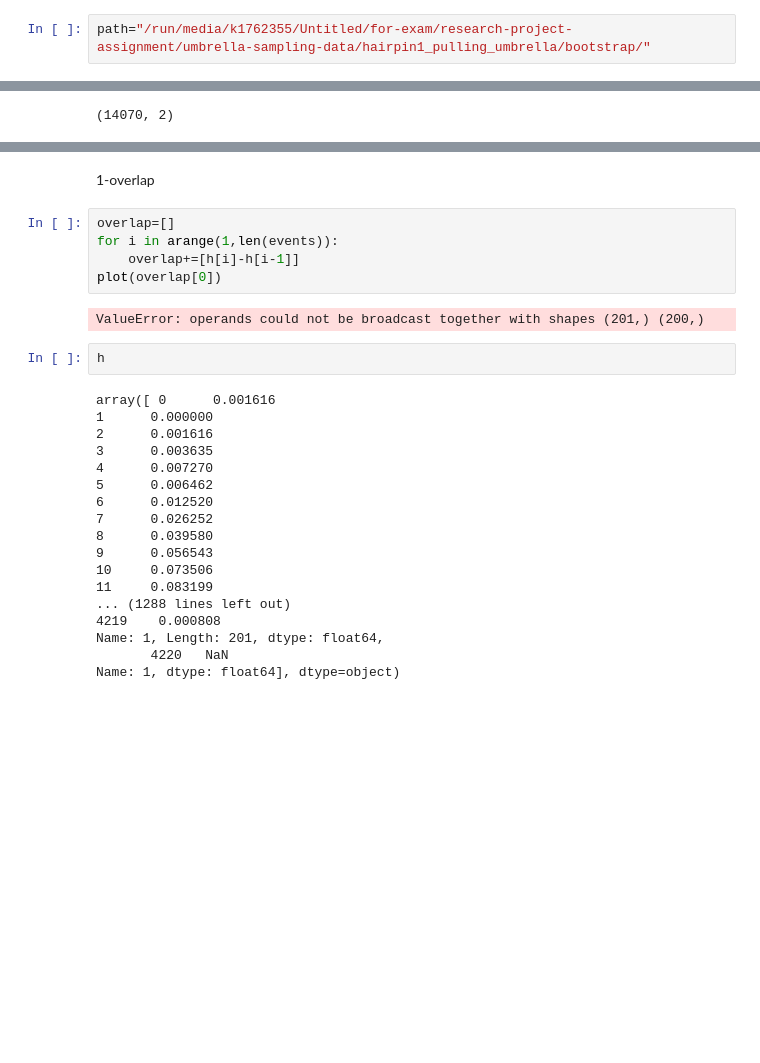
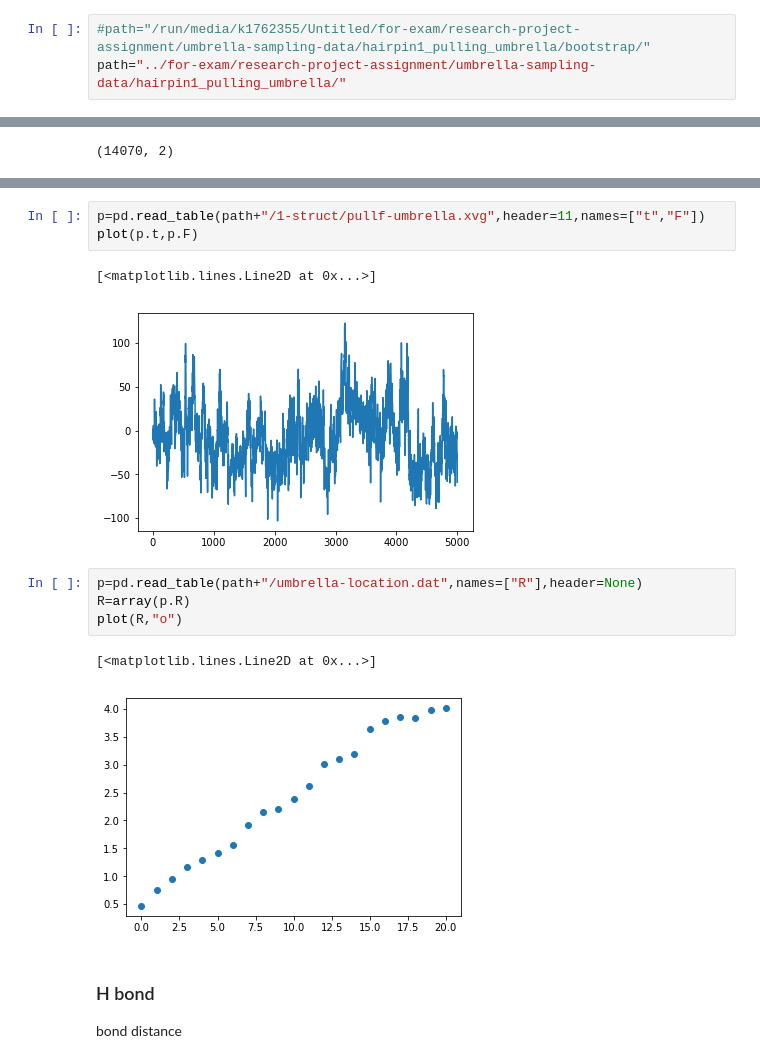
Before and after one commit to g-torr/simulation-research, a Jupyter notebook: Untitled.ipynb, the cells around one changed output, grey strips where cells are left out. Saved outputs shown, nothing was run; the diff lists cells and outputs as text; blank space fills up the shorter version.

Commit message:
bond distance and US initial position

```diff
--- a/Untitled.ipynb
+++ b/Untitled.ipynb
@@ -5,4 +5,5 @@ import pandas as pd
 # %% [markdown]
 # $\beta$ hairping
 # %%
-path="/run/media/k1762355/Untitled/for-exam/research-project-assignment/umbrella-sampling-data/hairpin1_pulling_umbrella/bootstrap/"
+#path="/run/media/k1762355/Untitled/for-exam/research-project-assignment/umbrella-sampling-data/hairpin1_pulling_umbrella/bootstrap/"
+path="../for-exam/research-project-assignment/umbrella-sampling-data/hairpin1_pulling_umbrella/"
@@ -69,29 +75,16 @@ ylabel("Frequency")
-# %% [markdown]
-1-overlap
-# %%
-overlap=[]
-for i in arange(1,len(events)):
-    overlap+=[h[i]-h[i-1]]
-plot(overlap[0])
-# %% [output]
-ValueError: operands could not be broadcast together with shapes (201,) (200,)
-# %%
-h
-# %% [output]
-array([ 0      0.001616
-1      0.000000
-2      0.001616
-3      0.003635
-4      0.007270
-5      0.006462
-6      0.012520
-7      0.026252
-8      0.039580
-9      0.056543
-10     0.073506
-11     0.083199
-... (1288 lines left out)
-4219    0.000808
-Name: 1, Length: 201, dtype: float64,
-       4220   NaN
-Name: 1, dtype: float64], dtype=object)
+# %%
+p=pd.read_table(path+"/1-struct/pullf-umbrella.xvg",header=11,names=["t","F"])
+plot(p.t,p.F)
+# %% [output]
+[<matplotlib.lines.Line2D at 0x...>]
+[figure, added]
+# %%
+p=pd.read_table(path+"/umbrella-location.dat",names=["R"],header=None)
+R=array(p.R)
+plot(R,"o")
+# %% [output]
+[<matplotlib.lines.Line2D at 0x...>]
+[figure, added]
+# %% [markdown]
+### H bond
+bond distance
```
Also changed, not shown: parts of 12 cells of this notebook, 9 other files.
